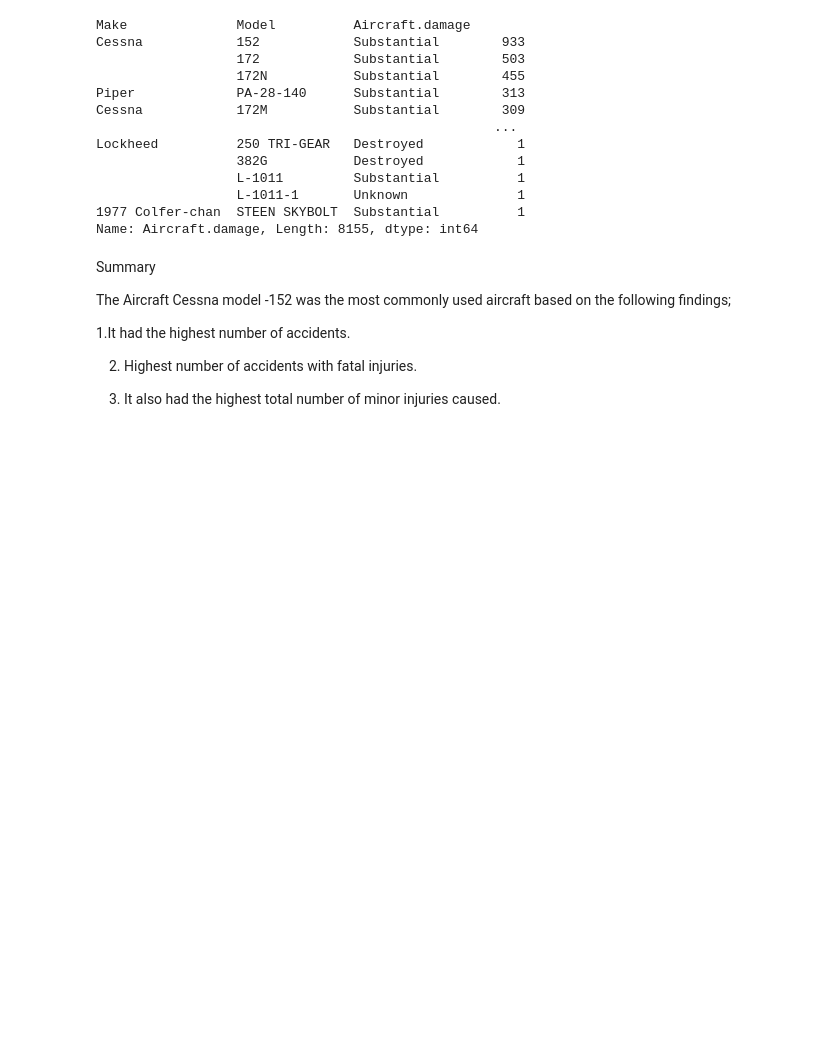
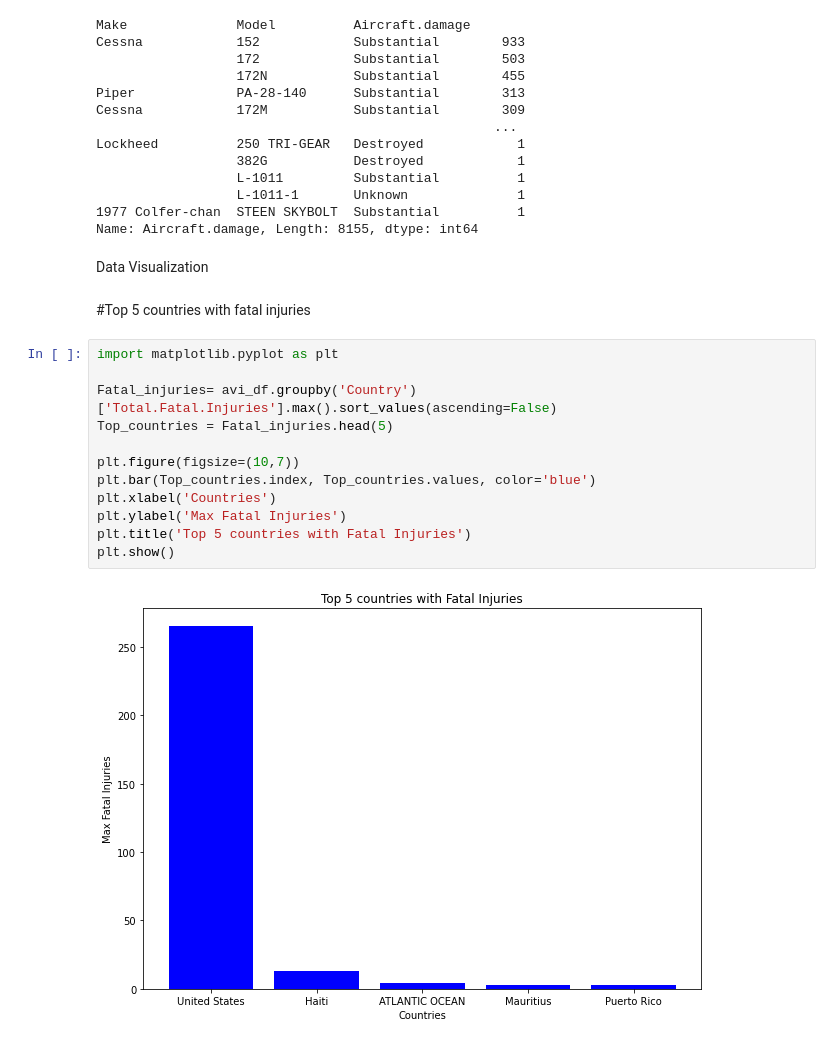
Before and after one commit to Shazzien/Phase-1-Project, a Jupyter notebook: index.ipynb, the cells around one changed output. Saved outputs shown, nothing was run; the diff lists cells and outputs as text; blank space fills up the shorter version.

```diff
--- a/index.ipynb
+++ b/index.ipynb
@@ -300,13 +319,21 @@ Lockheed          250 TRI-GEAR   Destroyed            1
                   L-1011-1       Unknown              1
 1977 Colfer-chan  STEEN SKYBOLT  Substantial          1
 Name: Aircraft.damage, Length: 8155, dtype: int64
-# %% [markdown]
-Summary
-
-The Aircraft Cessna model -152 was the most commonly used aircraft based on the following findings;
-
-1.It had the highest number of accidents.
-
-2. Highest number of accidents with fatal injuries.
-
-3. It also had the highest total number of minor injuries caused.
+# %% [markdown]
+Data Visualization
+# %% [markdown]
+#Top 5 countries with fatal injuries
+# %%
+import matplotlib.pyplot as plt
+
+Fatal_injuries= avi_df.groupby('Country')['Total.Fatal.Injuries'].max().sort_values(ascending=False)
+Top_countries = Fatal_injuries.head(5)
+
+plt.figure(figsize=(10,7))
+plt.bar(Top_countries.index, Top_countries.values, color='blue')
+plt.xlabel('Countries')
+plt.ylabel('Max Fatal Injuries')
+plt.title('Top 5 countries with Fatal Injuries')
+plt.show()
+# %% [output]
+[figure, added]
```
Also changed, not shown: parts of 3 cells of this notebook.
